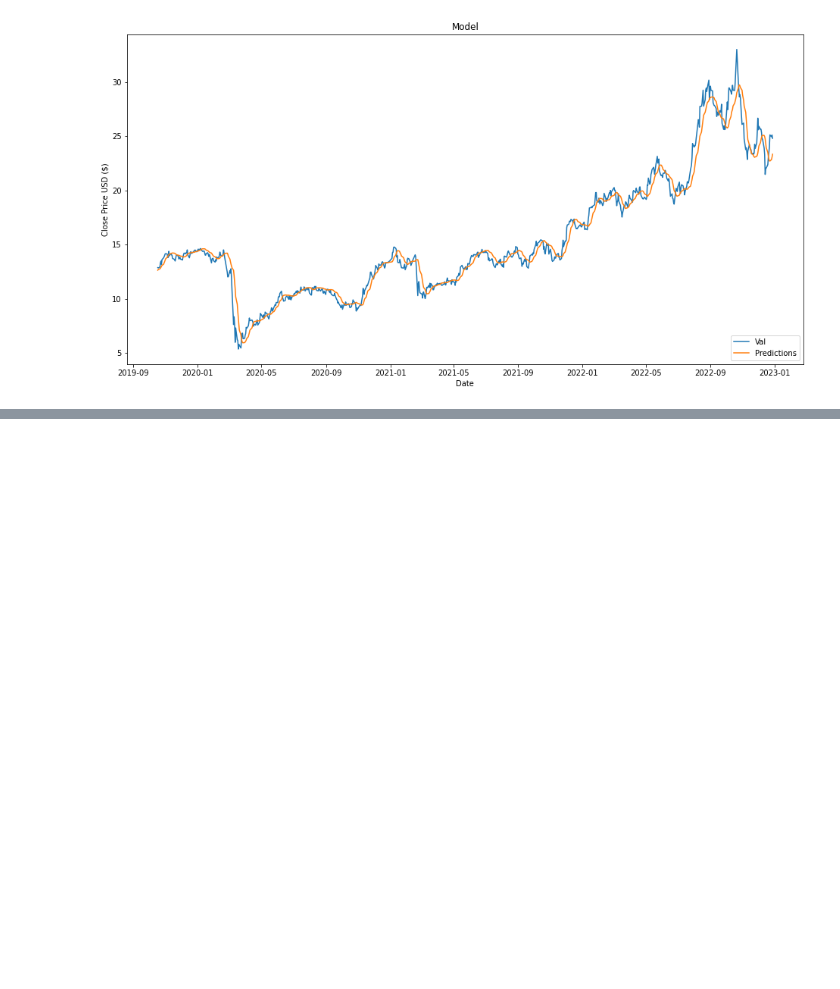
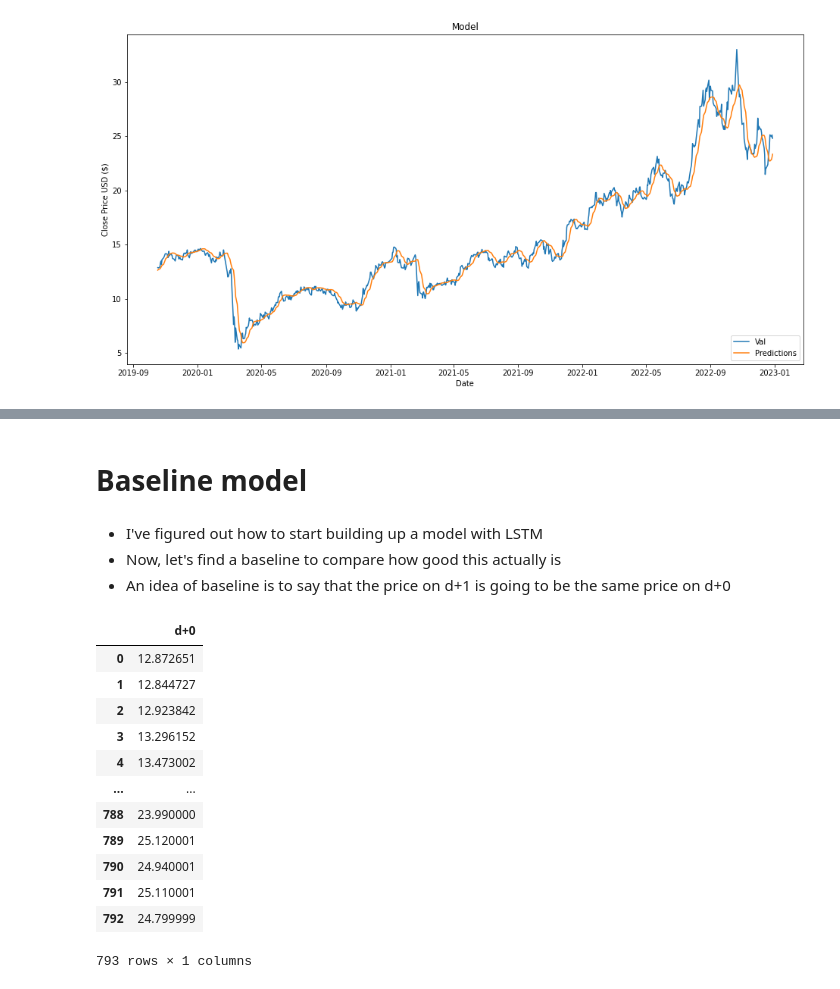
Before and after one commit to LucasGama1207/petr4_prediction, a Jupyter notebook: Petro.ipynb, the cells around one changed output, grey strips where cells are left out. Cells and saved outputs as stored; diff of their text form; code cells hidden in the pictures; blank space fills up the shorter version.

```diff
--- a/Petro.ipynb
+++ b/Petro.ipynb
@@ -534,0 +451,23 @@ See the caveats in the documentation: https://pandas.pydata.org/pandas-docs/stab
+# %% [markdown]
+# Baseline model
+# %% [markdown]
+- I've figured out how to start building up a model with LSTM
+- Now, let's find a baseline to compare how good this actually is
+- An idea of baseline is to say that the price on d+1 is going to be the same price on d+0
+# %%
+baseline = pd.DataFrame(y_test).rename(columns={0:'d+0'})
+baseline
+# %% [output]
+|  | d+0 |
+| 0 | 12.872651 |
+| 1 | 12.844727 |
+| 2 | 12.923842 |
+| 3 | 13.296152 |
+| 4 | 13.473002 |
+| ... | ... |
+| 788 | 23.990000 |
+| 789 | 25.120001 |
+| 790 | 24.940001 |
+| 791 | 25.110001 |
+| 792 | 24.799999 |
+793 rows × 1 columns
```
Also changed, not shown: parts of 46 cells of this notebook.
